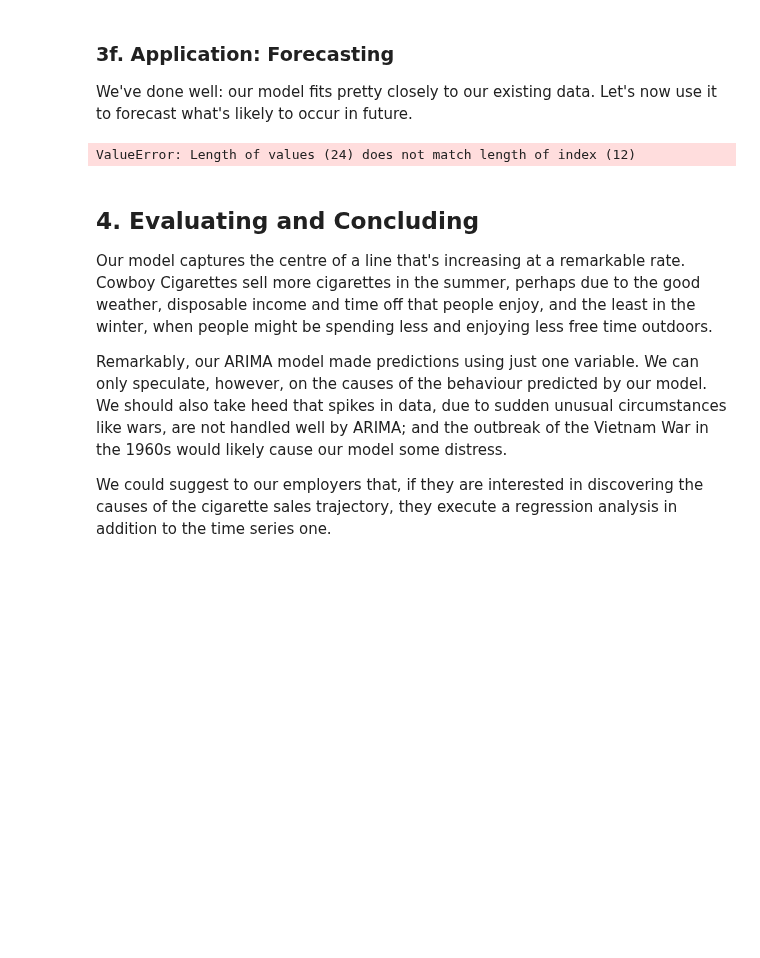
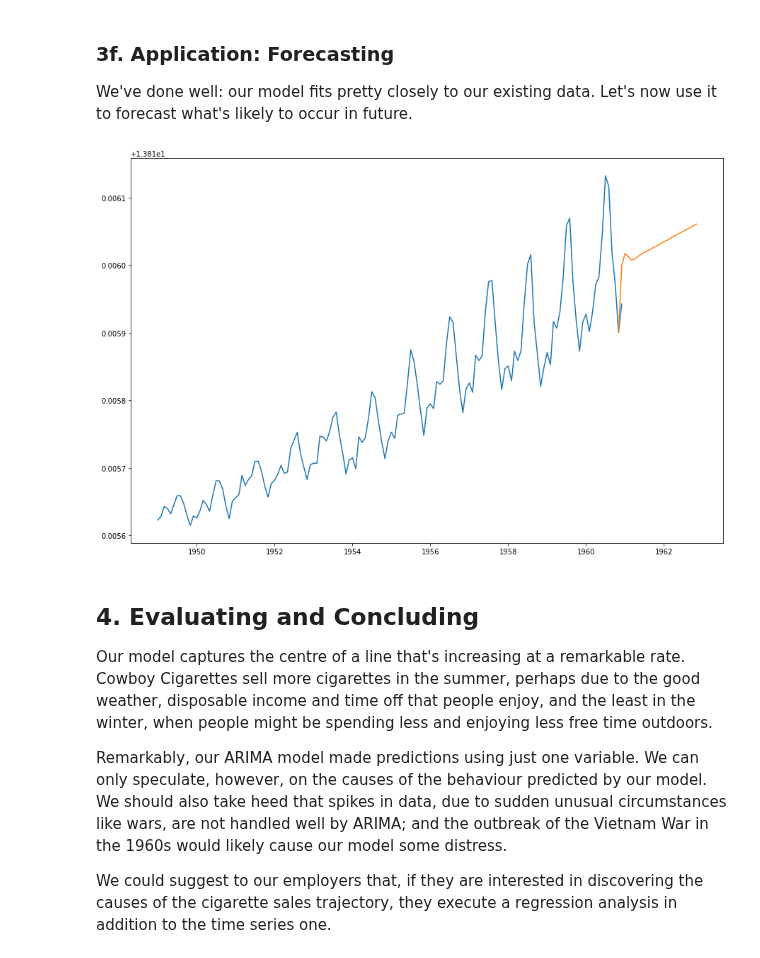
Before and after one commit to bourgerie/springboard, a Jupyter notebook: Cowboys&CigrettesCaseStudy/Cowboy Cigarettes Case Study - Tier 3 (2).ipynb, the cells around one changed output. Drawn from its saved outputs; the diff is of its cells as text; code cells hidden in the pictures; blank space fills up the shorter version.

```diff
--- a/Cowboys&CigrettesCaseStudy/Cowboy Cigarettes Case Study - Tier 3.ipynb
+++ b/Cowboys&CigrettesCaseStudy/Cowboy Cigarettes Case Study - Tier 3 (2).ipynb
@@ -440,26 +446,26 @@ We've done well: our model fits pretty closely to our existing data. Let's now u
 # %%
 # Declare a variable called forecast_period with the amount of months to forecast, and
 # create a range of future dates that is the length of the periods you've chosen to forecast
-forecast_period = 12
+forecast_period = 24
 date_range = pd.date_range(y_log.index[-1], periods = forecast_period,
               freq='MS').strftime("%Y-%m-%d").tolist()
 
 # Convert that range into a dataframe that includes your predictions
 # First, call DataFrame on pd
 future_months = pd.DataFrame(date_range, columns = ['Month'])
 # Let's now convert the 'Month' column to a datetime object with to_datetime
 future_months['Month'] = pd.to_datetime(future_months['Month'])
 future_months.set_index('Month', inplace = True)
 future_months['Prediction'] = forecast[0]
 
 # Plot your future predictions
 # Call figure() on plt
 plt.figure(figsize=(15,10))
 plt.plot(y_log)
 plt.plot(y_log['Nov 1960'].append(future_months['Prediction']))
 plt.show()
 # %% [output]
-ValueError: Length of values (24) does not match length of index (12)
+[figure, added]
 # %% [markdown]
 ## 4. Evaluating and Concluding
 
```
Also changed, not shown: parts of 3 cells of this notebook.
